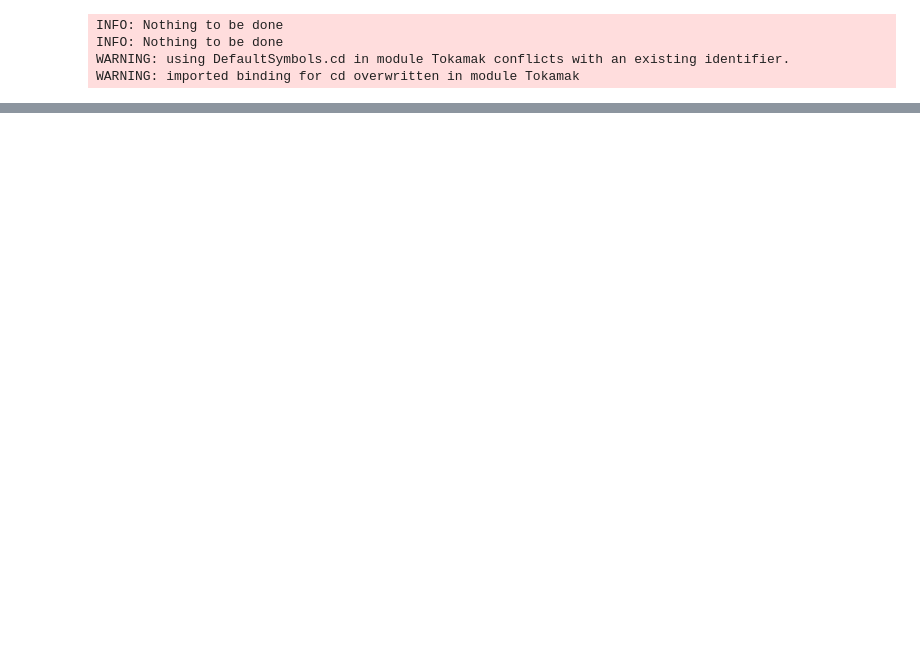
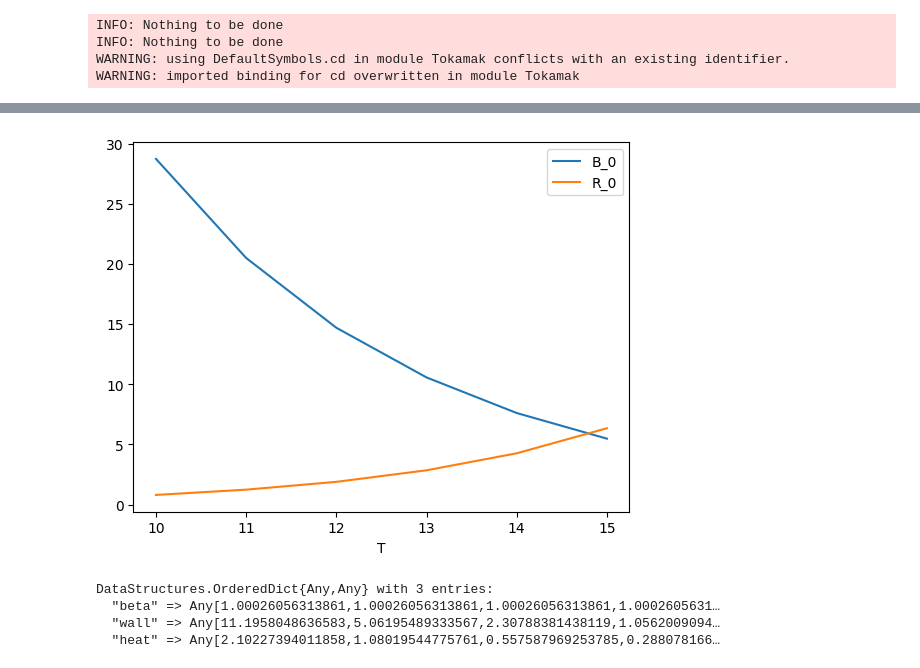
Before and after one commit to djsegal/Fussy.jl, a Jupyter notebook: lib/notebooks/plot_r_vs_b.ipynb, the cells around one changed output, grey strips where cells are left out. Saved outputs shown, nothing was run; the diff lists cells and outputs as text; code cells hidden in the pictures; blank space fills up the shorter version.

```diff
--- a/lib/notebooks/plot_r_vs_b.ipynb
+++ b/lib/notebooks/plot_r_vs_b.ipynb
@@ -40,0 +49,13 @@ plot(beta_solution["B_0"],beta_solution["R_0"])
+# %%
+plot(T_list,beta_solution["B_0"],T_list,beta_solution["R_0"]);
+xlabel("T")
+legend(["B_0", "R_0"]);
+# %% [output]
+[figure, added]
+# %%
+limit_list = beta_solution["other_limits"]
+# %% [output]
+DataStructures.OrderedDict{Any,Any} with 3 entries:
+  "beta" => Any[1.00026056313861,1.00026056313861,1.00026056313861,1.0002605631…
+  "wall" => Any[11.1958048636583,5.06195489333567,2.30788381438119,1.0562009094…
+  "heat" => Any[2.10227394011858,1.08019544775761,0.557587969253785,0.288078166…
```
Also changed, not shown: parts of 4 cells of this notebook.
